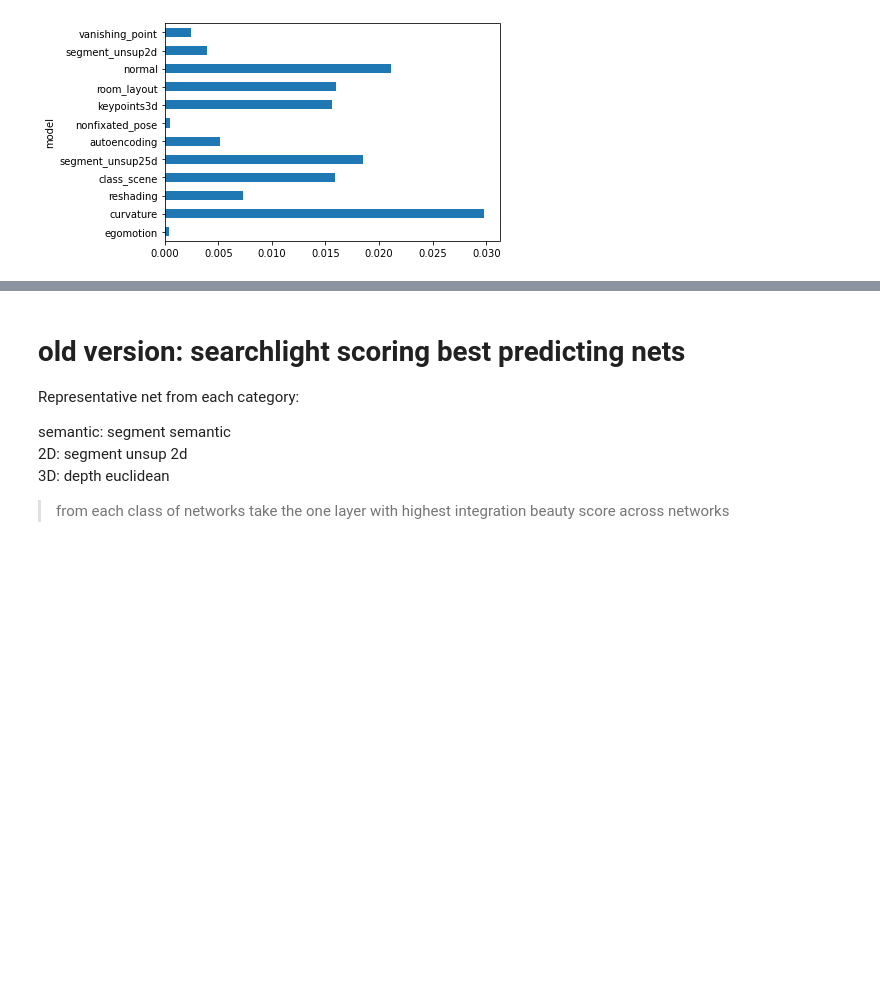
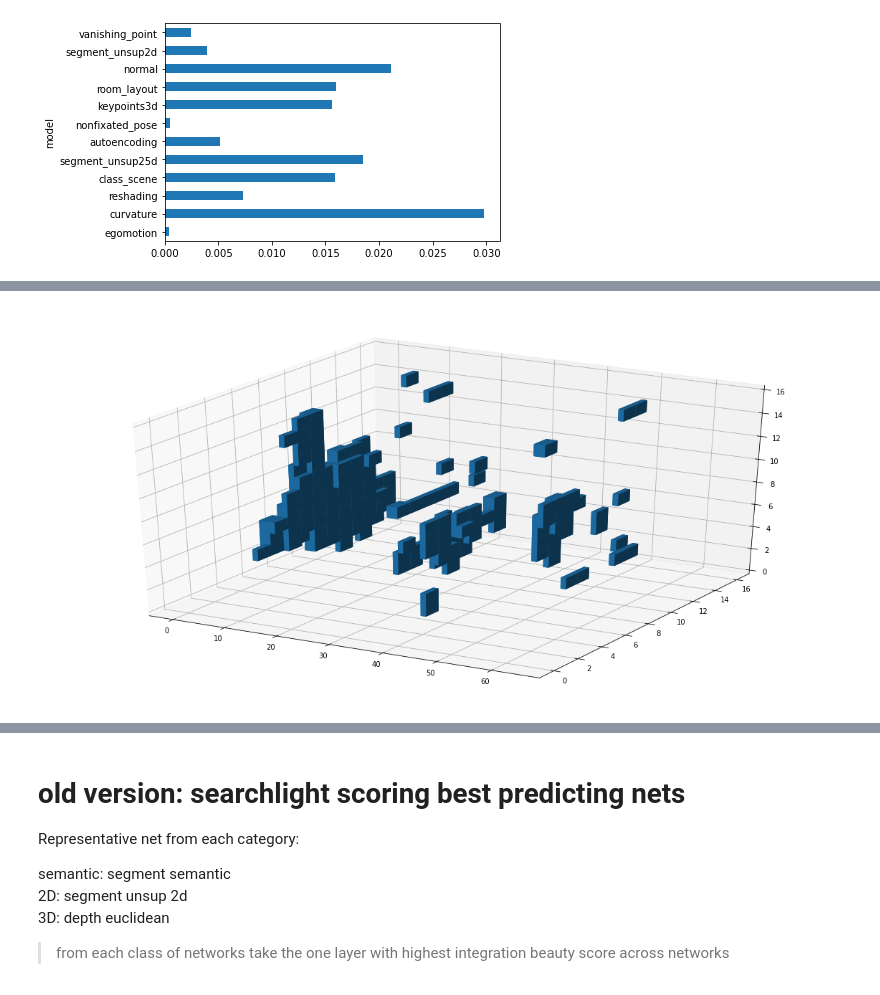
Before and after one commit to toniklenk/analysis-taskonomy, a Jupyter notebook: scripts/factor3 spatialintegration.ipynb, the cells around one changed output, grey strips where cells are left out. Cells and saved outputs as stored; diff of their text form; code cells hidden in the pictures; blank space fills up the shorter version.

```diff
--- a/scripts/factor3 spatialintegration.ipynb
+++ b/scripts/factor3 spatialintegration.ipynb
@@ -656,0 +740,5 @@ ns.map_back_scores(scores, pat)
+# %%
+ax = plt.figure(figsize=(20,10)).add_subplot(projection="3d")
+ax.voxels(singlescores3d[128:128+64].astype(bool));
+# %% [output]
+[figure, added]
```
Also changed, not shown: parts of 42 cells of this notebook, 4 other files.
